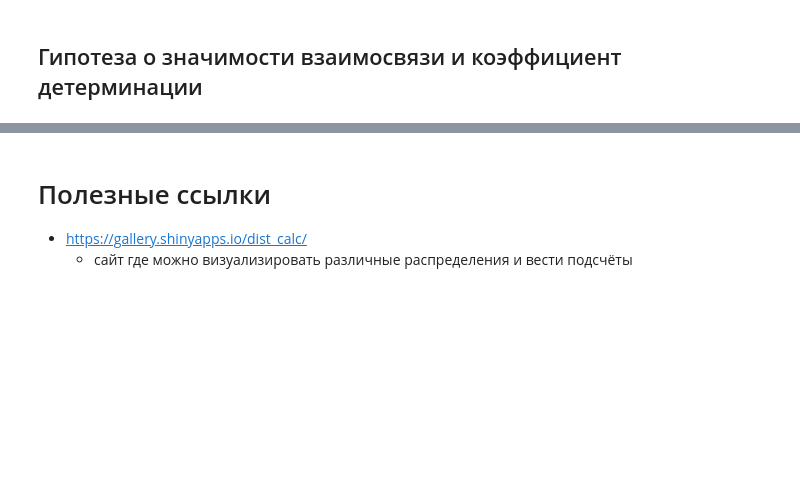
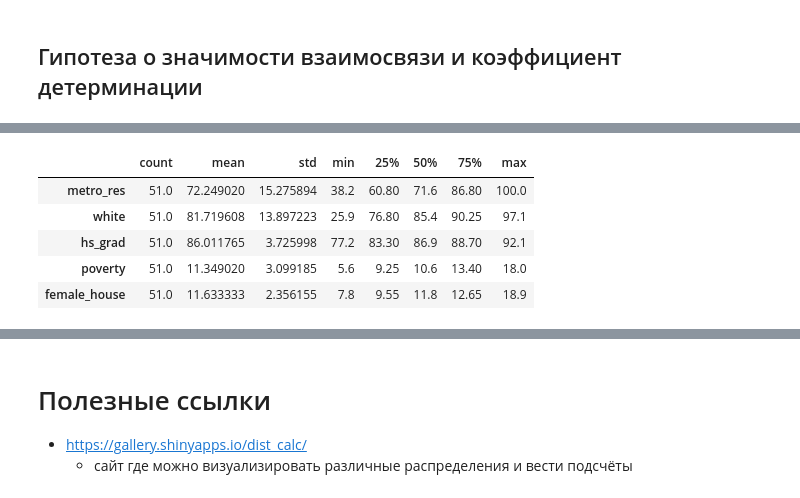
Before and after one commit to KlukvaMors/basic_stat, a Jupyter notebook: конспект.ipynb, the cells around one changed output, grey strips where cells are left out. Drawn from its saved outputs; the diff is of its cells as text; code cells hidden in the pictures; blank space fills up the shorter version.

```diff
--- a/конспект.ipynb
+++ b/конспект.ipynb
@@ -840,0 +890,10 @@ plt.show()
+# %%
+df_descr = df.describe().transpose()
+df_descr
+# %% [output]
+|  | count | mean | std | min | 25% | 50% | 75% | max |
+| metro_res | 51.0 | 72.249020 | 15.275894 | 38.2 | 60.80 | 71.6 | 86.80 | 100.0 |
+| white | 51.0 | 81.719608 | 13.897223 | 25.9 | 76.80 | 85.4 | 90.25 | 97.1 |
+| hs_grad | 51.0 | 86.011765 | 3.725998 | 77.2 | 83.30 | 86.9 | 88.70 | 92.1 |
+| poverty | 51.0 | 11.349020 | 3.099185 | 5.6 | 9.25 | 10.6 | 13.40 | 18.0 |
+| female_house | 51.0 | 11.633333 | 2.356155 | 7.8 | 9.55 | 11.8 | 12.65 | 18.9 |
```
Also changed, not shown: parts of 18 cells of this notebook, 1 other file.
